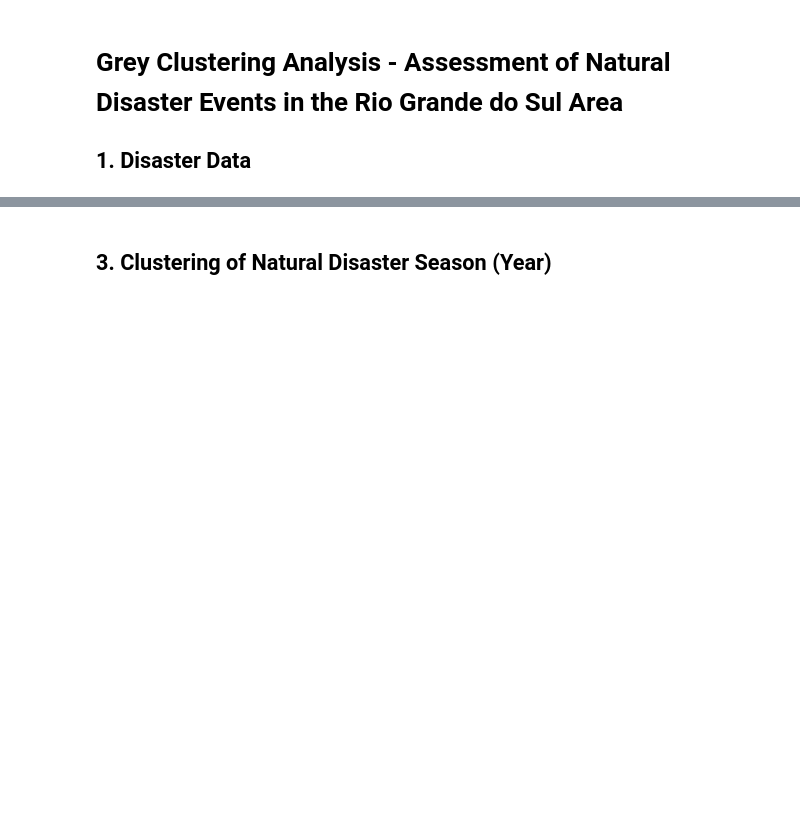
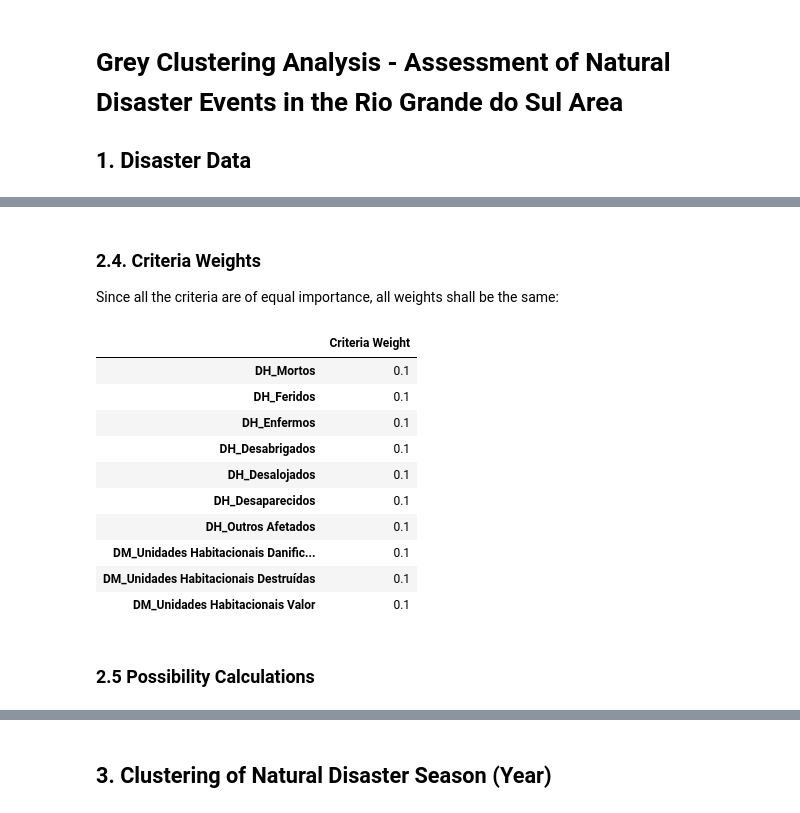
Before and after one commit to Pedro4064/Grey-Systems---Natural-Desaster-Assesment, a Jupyter notebook: Src/grey_clustering.ipynb, the cells around one changed output, grey strips where cells are left out. Saved outputs shown, nothing was run; the diff lists cells and outputs as text; code cells hidden in the pictures; blank space fills up the shorter version.

```diff
--- a/Src/grey_clustering.ipynb
+++ b/Src/grey_clustering.ipynb
@@ -88,0 +104,23 @@ upper_measure_possibility_function['x4'] = (data_max + data_mean)/2
+# %% [markdown]
+### 2.4. Criteria Weights
+Since all the criteria are of equal importance, all weights shall be the same:
+# %%
+n_criteria = disasters_data_by_inter_region_average.shape[1]
+criteria_weights = np.ones((n_criteria,1)) / n_criteria
+
+criteria_weights_table = pd.DataFrame(criteria_weights, index=disasters_data_by_inter_region_average.columns, columns=['Criteria Weight'])
+criteria_weights_table
+# %% [output]
+|  | Criteria Weight |
+| DH_Mortos | 0.1 |
+| DH_Feridos | 0.1 |
+| DH_Enfermos | 0.1 |
+| DH_Desabrigados | 0.1 |
+| DH_Desalojados | 0.1 |
+| DH_Desaparecidos | 0.1 |
+| DH_Outros Afetados | 0.1 |
+| DM_Unidades Habitacionais Danific... | 0.1 |
+| DM_Unidades Habitacionais Destruídas | 0.1 |
+| DM_Unidades Habitacionais Valor | 0.1 |
+# %% [markdown]
+### 2.5 Possibility Calculations
```
Also changed, not shown: parts of 9 cells of this notebook, 1 other file.
